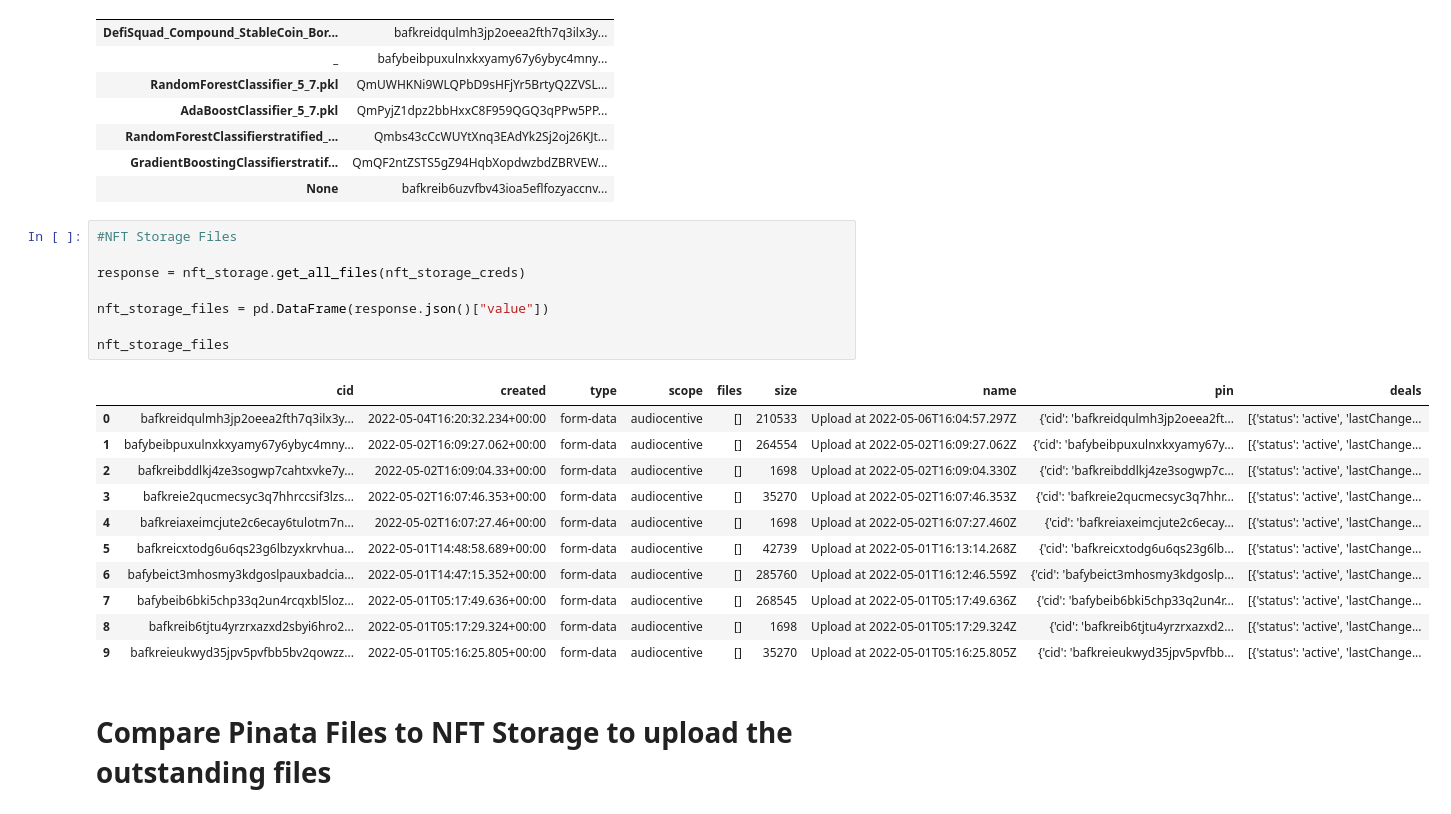
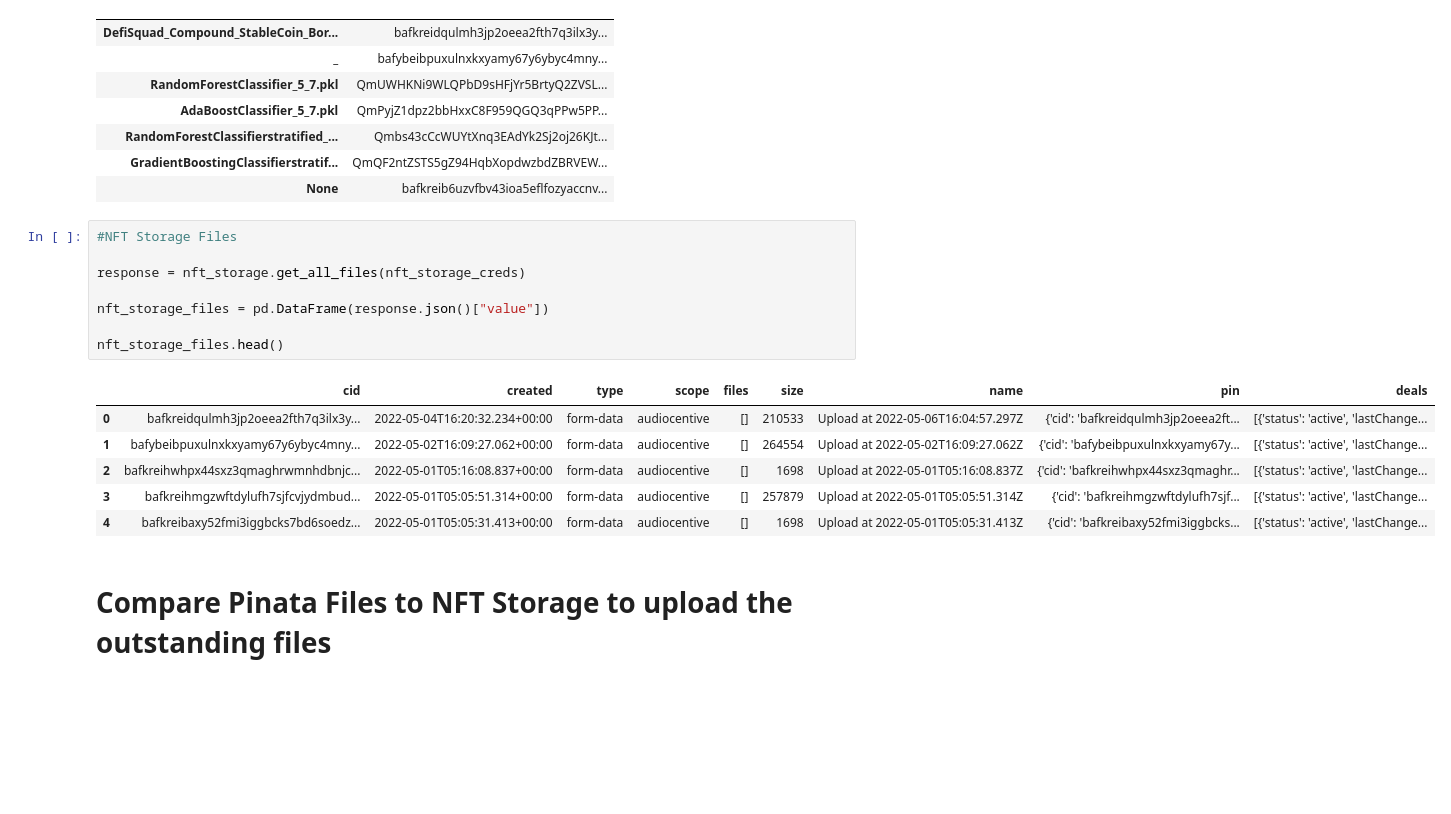
Before and after one commit to AlgoveraAI/Immerse, a Jupyter notebook: UseCase.ipynb, the cells around one changed output. Drawn from its saved outputs; the diff is of its cells as text; blank space fills up the shorter version.

```diff
--- a/UseCase.ipynb
+++ b/UseCase.ipynb
@@ -161,23 +146,18 @@ file_dict
 # %%
 #NFT Storage Files
 
 response = nft_storage.get_all_files(nft_storage_creds)
 
 nft_storage_files = pd.DataFrame(response.json()["value"])
 
-nft_storage_files
+nft_storage_files.head()
 # %% [output]
 |  | cid | created | type | scope | files | size | name | pin | deals |
 | 0 | bafkreidqulmh3jp2oeea2fth7q3ilx3y... | 2022-05-04T16:20:32.234+00:00 | form-data | audiocentive | [] | 210533 | Upload at 2022-05-06T16:04:57.297Z | {'cid': 'bafkreidqulmh3jp2oeea2ft... | [{'status': 'active', 'lastChange... |
 | 1 | bafybeibpuxulnxkxyamy67y6ybyc4mny... | 2022-05-02T16:09:27.062+00:00 | form-data | audiocentive | [] | 264554 | Upload at 2022-05-02T16:09:27.062Z | {'cid': 'bafybeibpuxulnxkxyamy67y... | [{'status': 'active', 'lastChange... |
-| 2 | bafkreibddlkj4ze3sogwp7cahtxvke7y... | 2022-05-02T16:09:04.33+00:00 | form-data | audiocentive | [] | 1698 | Upload at 2022-05-02T16:09:04.330Z | {'cid': 'bafkreibddlkj4ze3sogwp7c... | [{'status': 'active', 'lastChange... |
-| 3 | bafkreie2qucmecsyc3q7hhrccsif3lzs... | 2022-05-02T16:07:46.353+00:00 | form-data | audiocentive | [] | 35270 | Upload at 2022-05-02T16:07:46.353Z | {'cid': 'bafkreie2qucmecsyc3q7hhr... | [{'status': 'active', 'lastChange... |
-| 4 | bafkreiaxeimcjute2c6ecay6tulotm7n... | 2022-05-02T16:07:27.46+00:00 | form-data | audiocentive | [] | 1698 | Upload at 2022-05-02T16:07:27.460Z | {'cid': 'bafkreiaxeimcjute2c6ecay... | [{'status': 'active', 'lastChange... |
-| 5 | bafkreicxtodg6u6qs23g6lbzyxkrvhua... | 2022-05-01T14:48:58.689+00:00 | form-data | audiocentive | [] | 42739 | Upload at 2022-05-01T16:13:14.268Z | {'cid': 'bafkreicxtodg6u6qs23g6lb... | [{'status': 'active', 'lastChange... |
-| 6 | bafybeict3mhosmy3kdgoslpauxbadcia... | 2022-05-01T14:47:15.352+00:00 | form-data | audiocentive | [] | 285760 | Upload at 2022-05-01T16:12:46.559Z | {'cid': 'bafybeict3mhosmy3kdgoslp... | [{'status': 'active', 'lastChange... |
-| 7 | bafybeib6bki5chp33q2un4rcqxbl5loz... | 2022-05-01T05:17:49.636+00:00 | form-data | audiocentive | [] | 268545 | Upload at 2022-05-01T05:17:49.636Z | {'cid': 'bafybeib6bki5chp33q2un4r... | [{'status': 'active', 'lastChange... |
-| 8 | bafkreib6tjtu4yrzrxazxd2sbyi6hro2... | 2022-05-01T05:17:29.324+00:00 | form-data | audiocentive | [] | 1698 | Upload at 2022-05-01T05:17:29.324Z | {'cid': 'bafkreib6tjtu4yrzrxazxd2... | [{'status': 'active', 'lastChange... |
-| 9 | bafkreieukwyd35jpv5pvfbb5bv2qowzz... | 2022-05-01T05:16:25.805+00:00 | form-data | audiocentive | [] | 35270 | Upload at 2022-05-01T05:16:25.805Z | {'cid': 'bafkreieukwyd35jpv5pvfbb... | [{'status': 'active', 'lastChange... |
+| 2 | bafkreihwhpx44sxz3qmaghrwmnhdbnjc... | 2022-05-01T05:16:08.837+00:00 | form-data | audiocentive | [] | 1698 | Upload at 2022-05-01T05:16:08.837Z | {'cid': 'bafkreihwhpx44sxz3qmaghr... | [{'status': 'active', 'lastChange... |
+| 3 | bafkreihmgzwftdylufh7sjfcvjydmbud... | 2022-05-01T05:05:51.314+00:00 | form-data | audiocentive | [] | 257879 | Upload at 2022-05-01T05:05:51.314Z | {'cid': 'bafkreihmgzwftdylufh7sjf... | [{'status': 'active', 'lastChange... |
+| 4 | bafkreibaxy52fmi3iggbcks7bd6soedz... | 2022-05-01T05:05:31.413+00:00 | form-data | audiocentive | [] | 1698 | Upload at 2022-05-01T05:05:31.413Z | {'cid': 'bafkreibaxy52fmi3iggbcks... | [{'status': 'active', 'lastChange... |
 # %% [markdown]
 # Compare Pinata Files to NFT Storage to upload the outstanding files
 # %%
```
Also changed, not shown: parts of 2 cells of this notebook.
